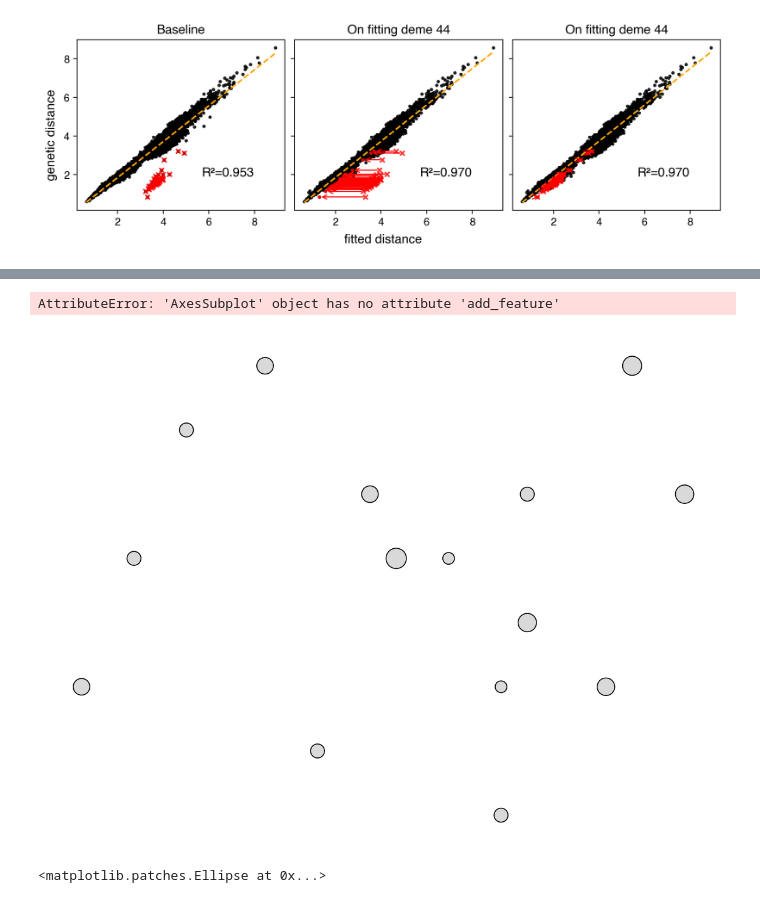
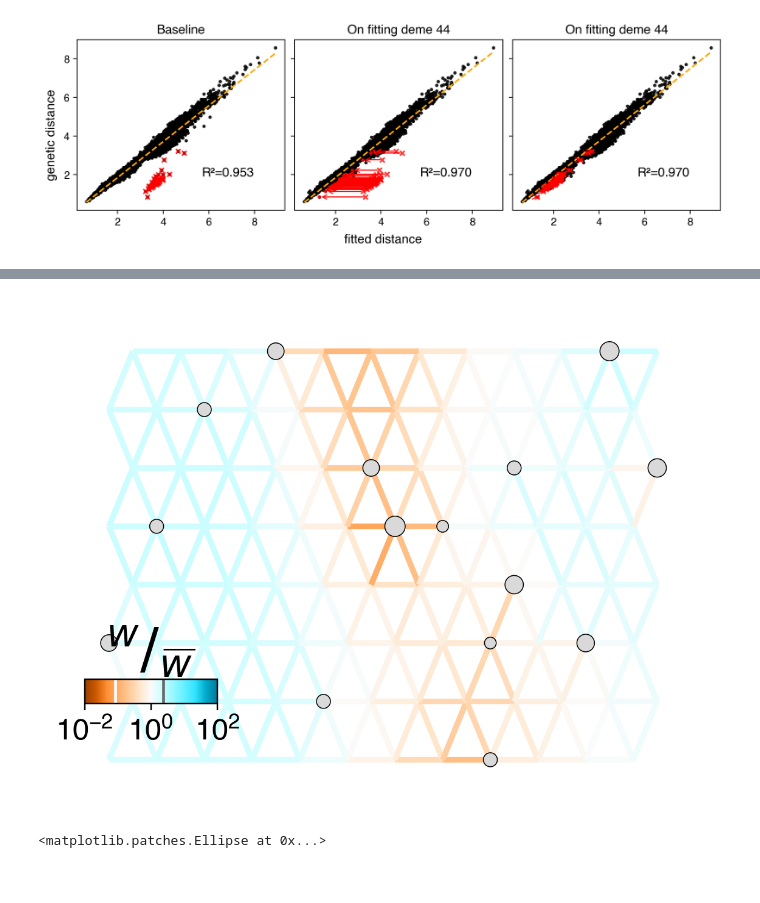
Before and after one commit to NovembreLab/feems, a Jupyter notebook: docs/notebooks/est-long-range.ipynb, the cells around one changed output, grey strips where cells are left out. Cells and saved outputs as stored; diff of their text form; code cells hidden in the pictures.

```diff
--- a/docs/notebooks/est-long-range.ipynb
+++ b/docs/notebooks/est-long-range.ipynb
@@ -545,15 +527,15 @@ MLE source found to be at the edge of the specified radius, consider increasing
 # gen_test = np.delete(gen_test,np.where(gen_test.sum(axis=0)==2*gen_test.shape[0])[0],1)
 
 # sp_graph = SpatialGraph(gen_test, coord, grid_def, edge_def)
-sp_graph.fit(lamb=.6,optimize_q='n-dim',lamb_q=1., verbose=False);
+# sp_graph.fit(lamb=.3,optimize_q='n-dim',lamb_q=1., verbose=False);
 
 # obj = Objective(sp_graph); obj.inv(); obj.grad(reg=False)
 
-fig = plt.figure(dpi=120)
-ax = fig.add_subplot(1, 1, 1)
-v = Viz(ax, sp_graph, projection=None, edge_width=2, abs_max=2,
-        edge_alpha=1, edge_zorder=100, sample_pt_size=20, obs_node_size=7.5, sample_pt_color="black", cbar_font_size=10)
-v.draw_edges(use_weights=True); v.draw_edge_colorbar(); v.draw_obs_nodes()
+# fig = plt.figure(dpi=120)
+# ax = fig.add_subplot(1, 1, 1)
+# v = Viz(ax, sp_graph, projection=None, edge_width=2, abs_max=2,
+#         edge_alpha=1, edge_zorder=100, sample_pt_size=20, obs_node_size=7.5, sample_pt_color="black", cbar_font_size=10)
+# v.draw_edges(use_weights=True); v.draw_edge_colorbar(); v.draw_obs_nodes()
 # top = sp_graph.extract_outliers(0.25)
-# sp_graph.calc_joint_contour(destid=44, lamb=0.28, lamb_q=1., optimize_q='n-dim')
+# df = sp_graph.calc_joint_contour(contour_df=sp_graph.calc_contour(destid=44),destid=44,lamb=0.28, lamb_q=1., optimize_q='n-dim',top=10)
 # %% [output]
@@ -1029,17 +1018,18 @@ Putative destination demes:[44]
 # %% [output]
 [figure]
 # %%
-# sp_graph.fit(lamb=0.28,lamb_q=1.,optimize_q='n-dim',option='default')
+sp_graph.fit(lamb=0.28,lamb_q=1.,optimize_q='n-dim',option='default')
 # outliers_df = sp_graph.extract_outliers(fdr=0.25)
 # df = sp_graph.calc_contour(destid=44,exclude_boundary=False)
-# %time sp_graph.fit(lamb=.28,long_range_edges=[(62,44)],optimize_q='n-dim',lamb_q=1.,option='onlyc'); print(sp_graph.c)
+%time sp_graph.fit(lamb=.28,long_range_edges=[(51,44)],optimize_q='n-dim',lamb_q=1.,option='onlyc'); print(sp_graph.c)
+print(sp_graph.w[:10])
 # df['admix. prop.'].iloc[np.argmax(df['log-lik'])]
 # obj.eems_neg_log_lik(sp_graph.c, {'edge':sp_graph.edge,'mode':'compute'})
 # res
 # print(res[1], sp_graph.c)
 # plot_seq_results(results)
 # from feems.viz import plot_results
-diag_results = sp_graph.sequential_fit(0.3,1.,search_area='radius',opts=2)
+# diag_results = sp_graph.sequential_fit(outliers_df,0.3,1.,search_area='radius',opts=2)
 # df['(source, dest.)'].iloc[np.nanargmax(df['log-lik'])]
 # np.corrcoef(sp_graph.w, np.exp(newres[0][:len(sp_graph.w)]))
 # np.savetxt("/Users/vivaswatshastry/Google Drive/Other computers/My Mac mini/Documents/feemsResults/sims/spacemix_freq.txt",sp_graph.frequencies*np.sqrt(sp_graph.mu*(1-sp_graph.mu))/2)
@@ -1070,27 +1048,26 @@ Exiting sequential fitting algorithm after adding 1 edge(s).
 # %%
 fig = plt.figure(dpi=220)
 ax = fig.add_subplot(1, 1, 1)
 v = Viz(ax, sp_graph, projection=None, edge_width=3, abs_max=2,
         edge_alpha=1, edge_zorder=100, sample_pt_size=20, obs_node_size=40, sample_pt_color="black", cbar_font_size=20, cbar_ticklabelsize=16)
-# v.draw_edges(use_weights=True); v.draw_edge_colorbar();
+v.draw_edges(use_weights=True); v.draw_edge_colorbar();
 v.draw_obs_nodes();
 # for i in range(outliers_df.shape[0]):
 #     v.ax.plot([v.grid[outliers_df['source'].iloc[i],0],v.grid[outliers_df['dest.'].iloc[i],0]],[v.grid[outliers_df['source'].iloc[i],1],v.grid[outliers_df['dest.'].iloc[i],1]],linewidth=1,color='grey')
 # for dest in np.unique(outliers_df['dest.']):
 #     v.ax.plot(v.grid[dest, 0], v.grid[dest, 1], 'o', color='dodgerblue', markersize=20*np.log10(np.sum(outliers_df['dest.']==dest)+1), alpha=0.5)
 # v.draw_loglik_contour(df, levels=-3); #v.draw_obs_nodes(use_ids=False);
-v.draw_c_contour(df)
+# v.draw_c_contour(df)
 # v.ax.plot(v.grid[51,0],v.grid[51,1],'rx',markersize=10,linewidth=20)
 # v.draw_arrow([(51,44)],0.5,tw=4.5,hw=8,hl=10)
 
 # fig = plt.figure(dpi=120)
 # ax = fig.add_subplot(1, 1, 1)
 # v = Viz(ax, sp_graph, projection=None, edge_width=2, oldweights=oldw, halfrange=100,
 #         edge_alpha=1, edge_zorder=100, sample_pt_size=20, obs_node_size=7.5, sample_pt_color="black", cbar_font_size=10)
 # v.draw_edges(use_weights=True, use_foldchange=True); v.draw_edge_change_colorbar(); v.draw_obs_nodes()
 # %% [output]
-AttributeError: 'AxesSubplot' object has no attribute 'add_feature'
-[figure, old version]
+[figure, new version]
 # %%
 from matplotlib.patches import Ellipse
 fig = plt.figure(dpi=120)
```
Also changed, not shown: parts of 4 cells of this notebook, 20 other files.
